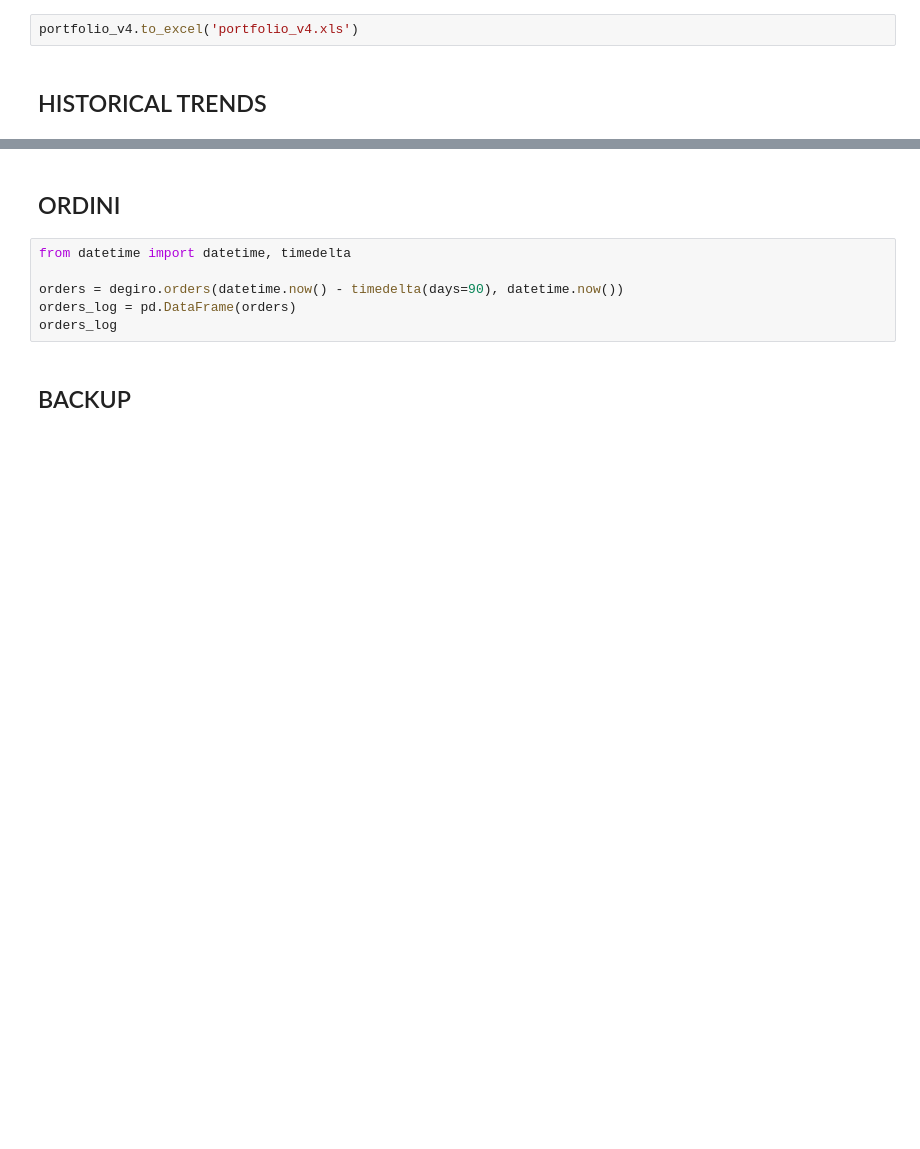
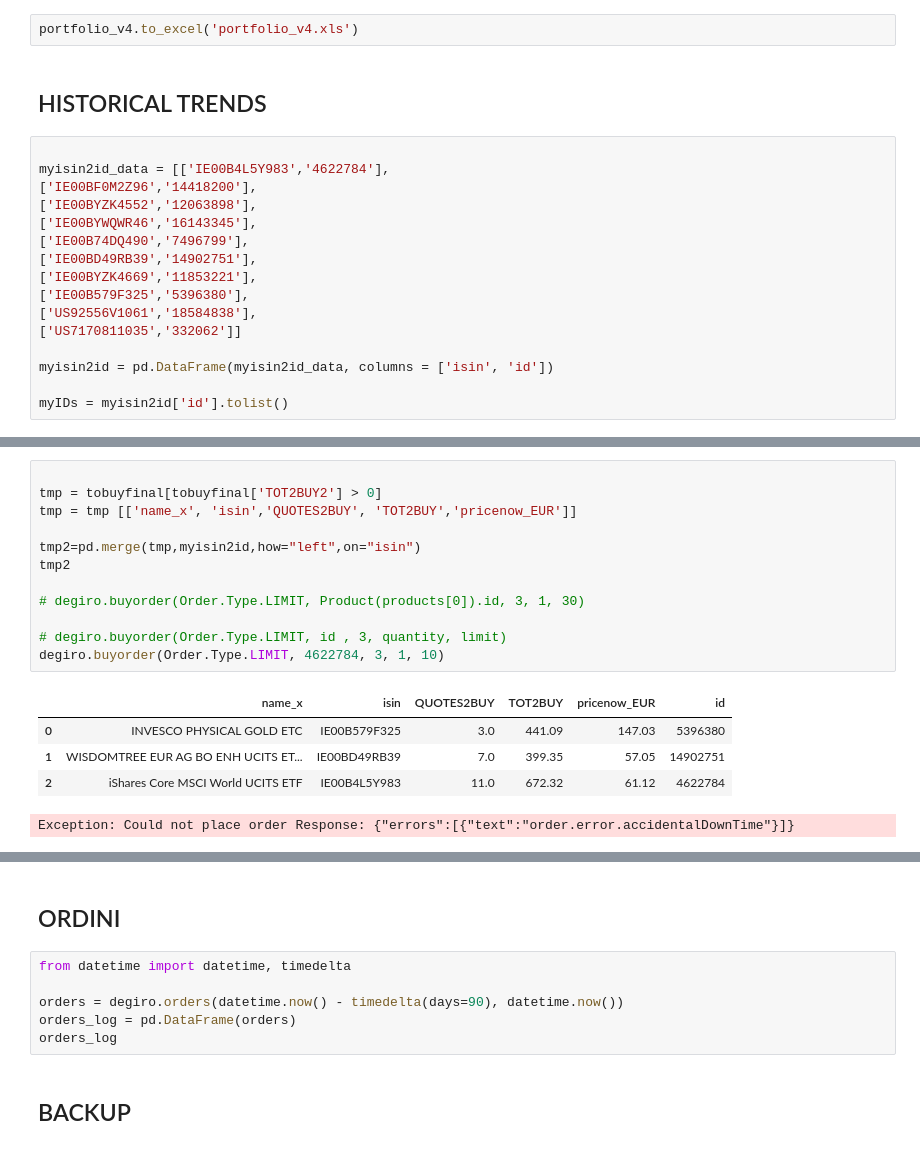
Before and after one commit to fabertel/FB_Python, a Jupyter notebook: MONEY.ipynb, the cells around one changed output, grey strips where cells are left out. Drawn from its saved outputs; the diff is of its cells as text; blank space fills up the shorter version.

```diff
--- a/MONEY.ipynb
+++ b/MONEY.ipynb
@@ -208,4 +214,20 @@ portfolio_v4
 portfolio_v4.to_excel('portfolio_v4.xls')
 # %% [markdown]
 ## HISTORICAL TRENDS
+# %%
+
+myisin2id_data = [['IE00B4L5Y983','4622784'],
+['IE00BF0M2Z96','14418200'],
+['IE00BYZK4552','12063898'],
+['IE00BYWQWR46','16143345'],
+['IE00B74DQ490','7496799'],
+['IE00BD49RB39','14902751'],
+['IE00BYZK4669','11853221'],
+['IE00B579F325','5396380'],
+['US92556V1061','18584838'],
+['US7170811035','332062']]
+
+myisin2id = pd.DataFrame(myisin2id_data, columns = ['isin', 'id'])
+
+myIDs = myisin2id['id'].tolist()
 # %%
@@ -273,0 +383,18 @@ historyz
+# %%
+
+tmp = tobuyfinal[tobuyfinal['TOT2BUY2'] > 0]
+tmp = tmp [['name_x', 'isin','QUOTES2BUY', 'TOT2BUY','pricenow_EUR']]
+
+tmp2=pd.merge(tmp,myisin2id,how="left",on="isin")
+tmp2
+
+# degiro.buyorder(Order.Type.LIMIT, Product(products[0]).id, 3, 1, 30)
+
+# degiro.buyorder(Order.Type.LIMIT, id , 3, quantity, limit)
+degiro.buyorder(Order.Type.LIMIT, 4622784, 3, 1, 10)
+# %% [output]
+|  | name_x | isin | QUOTES2BUY | TOT2BUY | pricenow_EUR | id |
+| 0 | INVESCO PHYSICAL GOLD ETC | IE00B579F325 | 3.0 | 441.09 | 147.03 | 5396380 |
+| 1 | WISDOMTREE EUR AG BO ENH UCITS ET... | IE00BD49RB39 | 7.0 | 399.35 | 57.05 | 14902751 |
+| 2 | iShares Core MSCI World UCITS ETF | IE00B4L5Y983 | 11.0 | 672.32 | 61.12 | 4622784 |
+Exception: Could not place order Response: {"errors":[{"text":"order.error.accidentalDownTime"}]}
```
Also changed, not shown: parts of 14 cells of this notebook.
